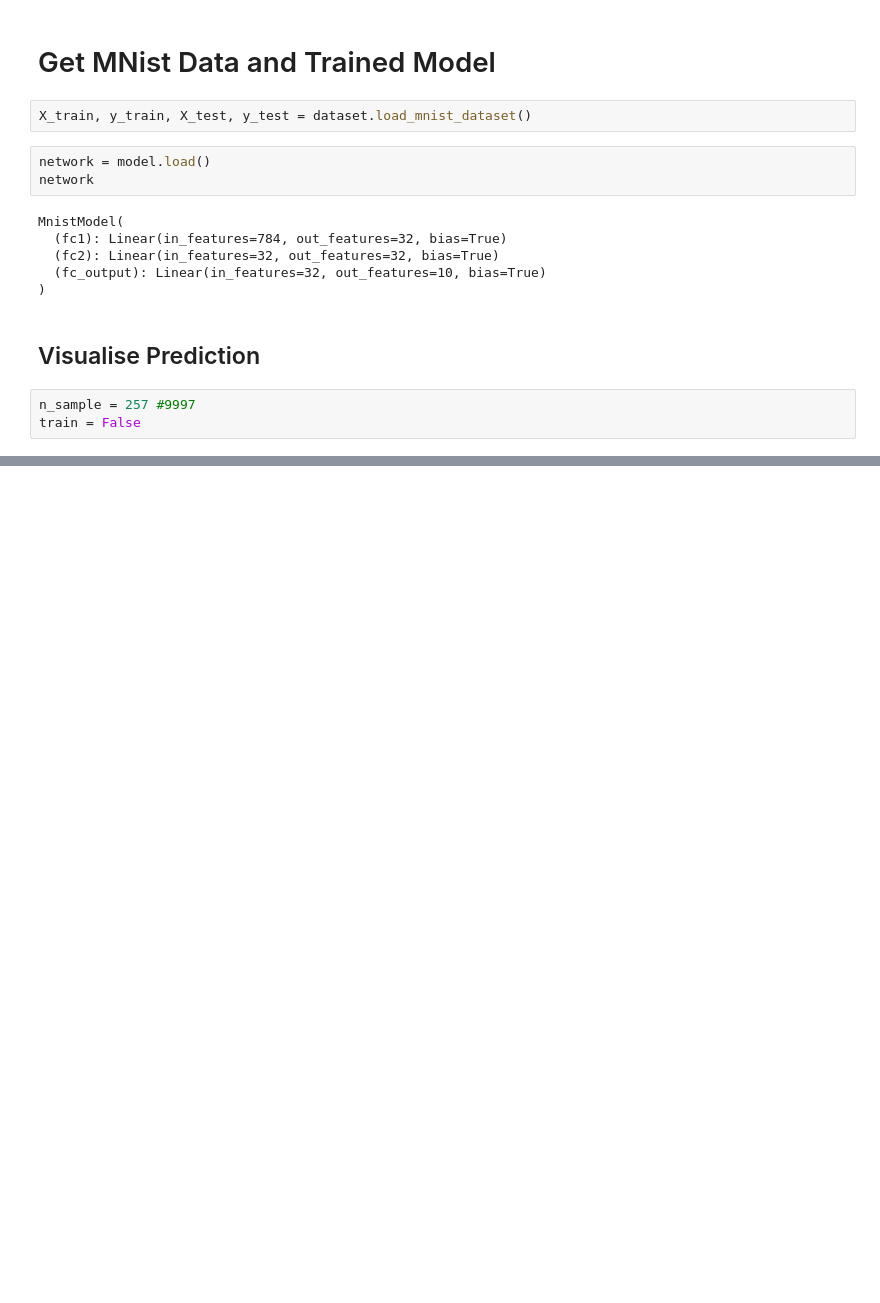
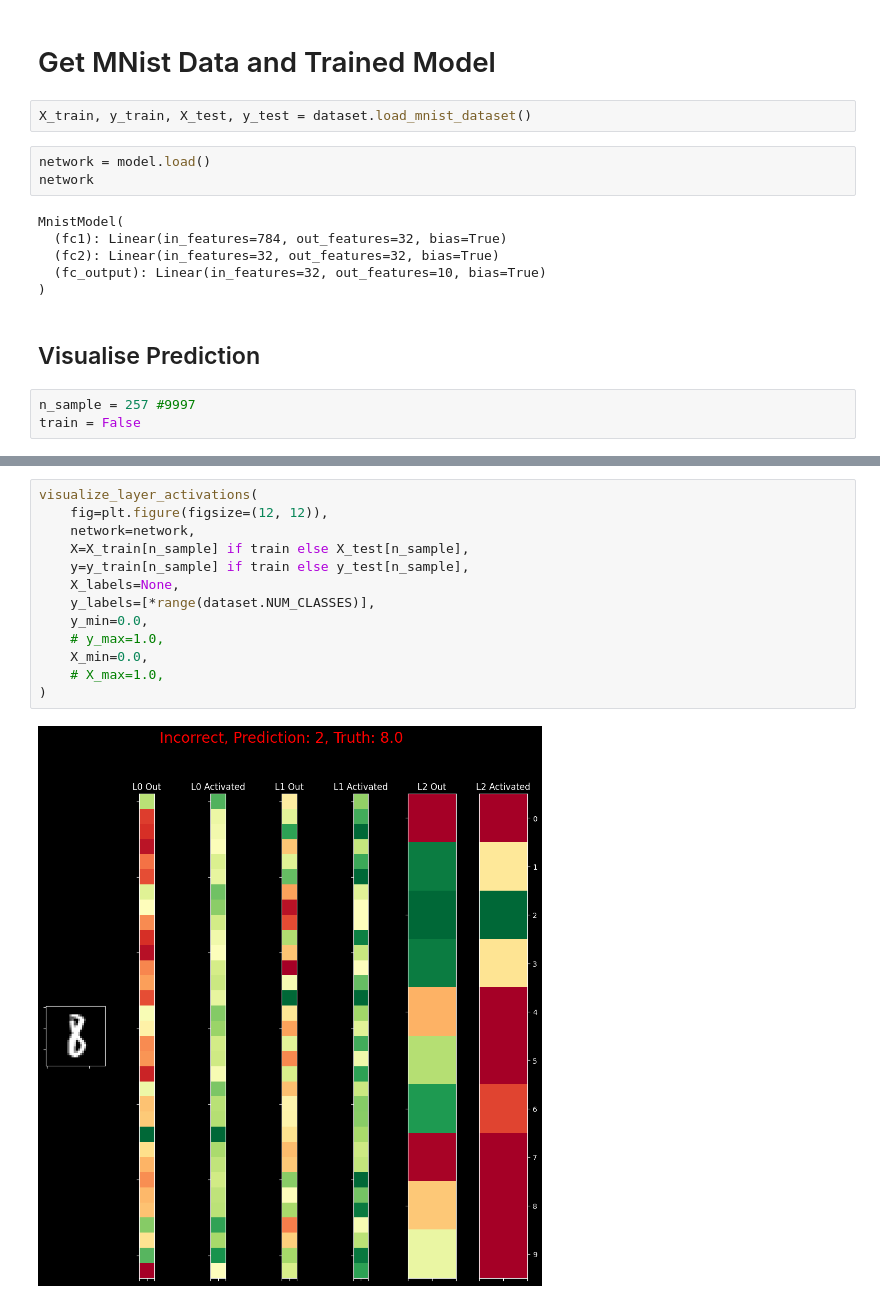
Before and after one commit to TomW15/viz_neural_network, a Jupyter notebook: viz_neural_network/visualisations/Visualisation-MNIST-Example.ipynb, the cells around one changed output, grey strips where cells are left out. Drawn from its saved outputs; the diff is of its cells as text; blank space fills up the shorter version.

```diff
--- a/viz_neural_network/visualisations/Visualisation-MNIST-Example.ipynb
+++ b/viz_neural_network/visualisations/Visualisation-MNIST-Example.ipynb
@@ -42,0 +43,15 @@ visualize_layer_activations(
+# %%
+visualize_layer_activations(
+    fig=plt.figure(figsize=(12, 12)),
+    network=network,
+    X=X_train[n_sample] if train else X_test[n_sample],
+    y=y_train[n_sample] if train else y_test[n_sample],
+    X_labels=None,
+    y_labels=[*range(dataset.NUM_CLASSES)],
+    y_min=0.0,
+    # y_max=1.0,
+    X_min=0.0,
+    # X_max=1.0,
+)
+# %% [output]
+[figure, added]
```
Also changed, not shown: parts of 1 cell of this notebook, 2 other files.
